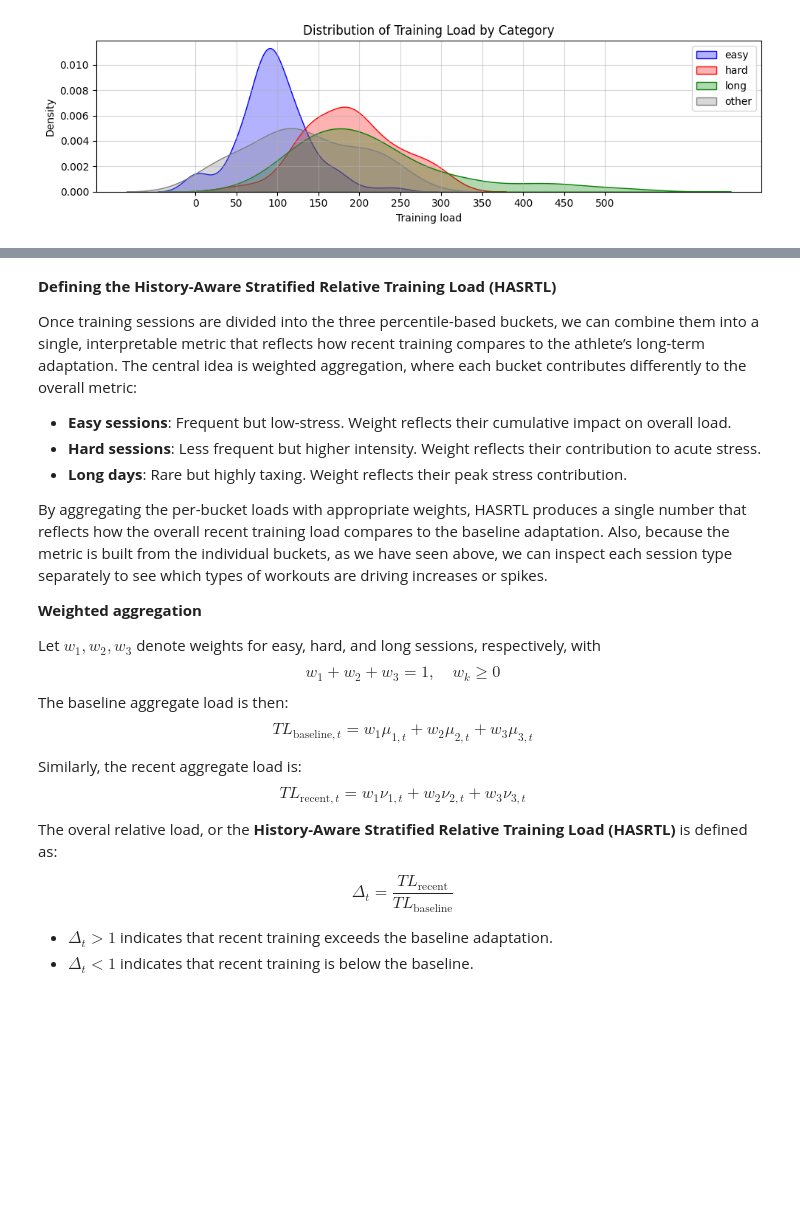
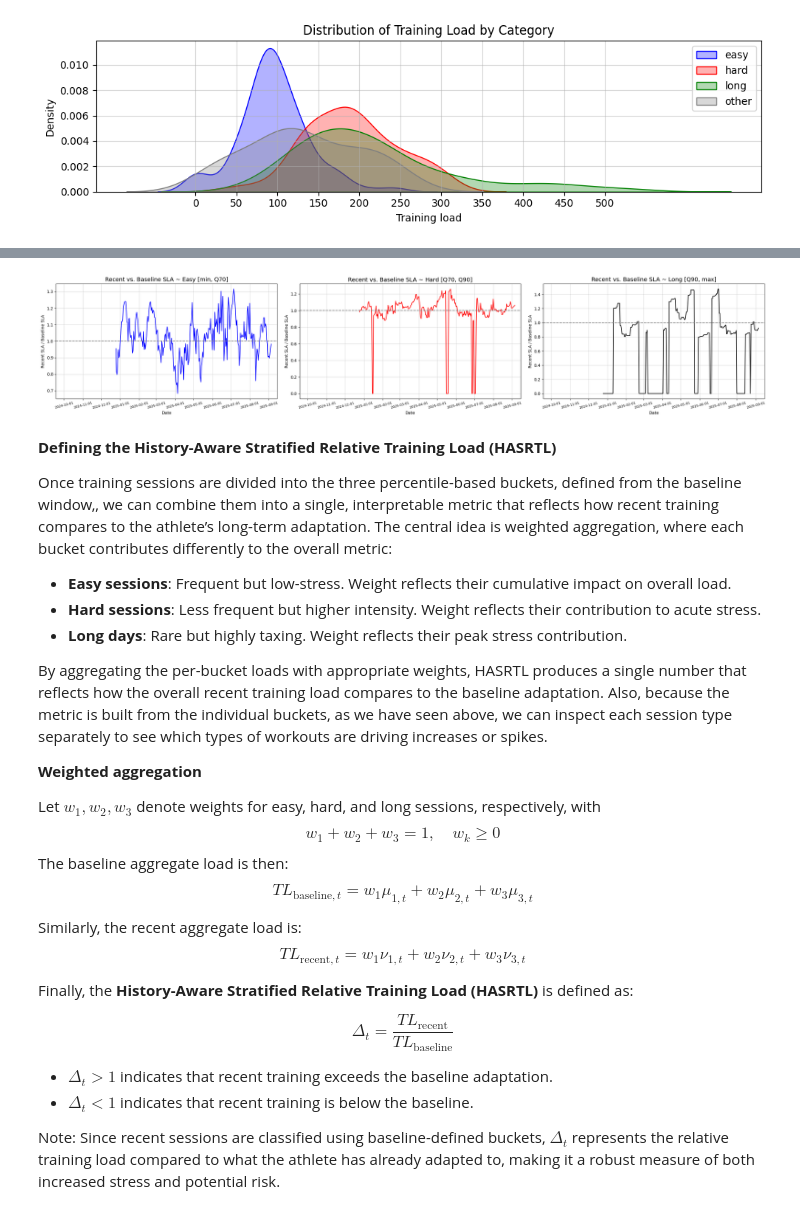
Before and after one commit to 1312Bravo/TrainingPeaks_customLog, a Jupyter notebook: analysis/relative_training_load/development.ipynb, the cells around one changed output, grey strips where cells are left out. Drawn from its saved outputs; the diff is of its cells as text; code cells hidden in the pictures; blank space fills up the shorter version.

```diff
--- a/analysis/relative_training_load/development.ipynb
+++ b/analysis/relative_training_load/development.ipynb
@@ -620,7 +685,42 @@ Together, these diagnostics provide both a detailed picture of training composit
+# %%
+# Recent vs. Baseline SLA Comparison
+
+rtl_data["SLA_b1"] = rtl_data["recent_b1_TrainingLoad_weighted_mean"] / rtl_data["baseline_b1_TrainingLoad_weighted_mean"] # Easy [min, Q70]
+rtl_data["SLA_b2"] = rtl_data["recent_b2_TrainingLoad_weighted_mean"] / rtl_data["baseline_b2_TrainingLoad_weighted_mean"] # Hard [Q70, Q90]
+rtl_data["SLA_b3"] = rtl_data["recent_b3_TrainingLoad_weighted_mean"] / rtl_data["baseline_b3_TrainingLoad_weighted_mean"] # Long [Q90, max]
+# %%
+# Recent vs. Baseline SLA Comparison ~ Plots
+
+fig, ax = plt.subplots(1,3, figsize=(25,5))
+indices = np.arange(0, len(rtl_data["Datetime"]))
+
+ax[0].set_title("Recent vs. Baseline SLA ~ Easy [min, Q70]", fontsize=14)
+ax[0].plot(rtl_data["Datetime"], rtl_data["SLA_b1"], color="blue", label="Recent/Baseline")
+
+ax[1].set_title("Recent vs. Baseline SLA ~ Hard [Q70, Q90]", fontsize=14)
+ax[1].plot(rtl_data["Datetime"], rtl_data["SLA_b2"], color="red", label="Recent/Baseline")
+
+ax[2].set_title("Recent vs. Baseline SLA ~ Long [Q90, max]", fontsize=14)
+ax[2].plot(rtl_data["Datetime"], rtl_data["SLA_b3"], color="black", label="Recent/Baseline")
+
+for i in [0,1,2]:
+    ax[i].axhline(y=1, color="grey", linestyle="--")
+    ax[i].set_xlim(np.min(rtl_data["Datetime"]) + datetime.timedelta(days=5), np.max(rtl_data["Datetime"] + datetime.timedelta(days=10)))
+    ax[i].set_xlabel("Date")
+    ax[i].set_ylabel("Recent SLA / Baseline SLA")
+    ax[i].xaxis.set_major_locator(mdates.MonthLocator())
+    ax[i].xaxis.set_major_formatter(mdates.DateFormatter("%Y-%m-%d"))
+    ax[i].tick_params(axis="x", rotation=15, labelsize=8)
+    ax[i].grid(alpha=0.5)
+
+plt.tight_layout()
+plt.show()
+# %% [output]
+[figure, added]
 # %% [markdown]
 **Defining the History-Aware Stratified Relative Training Load (HASRTL)**
 
-Once training sessions are divided into the three percentile-based buckets, we can combine them into a single, interpretable metric that reflects how recent training compares to the athlete’s long-term adaptation. The central idea is weighted aggregation, where each bucket contributes differently to the overall metric:
+Once training sessions are divided into the three percentile-based buckets, defined from the baseline window,, we can combine them into a single, interpretable metric that reflects how recent training compares to the athlete’s long-term adaptation. The central idea is weighted aggregation, where each bucket contributes differently to the overall metric:
 
 - **Easy sessions**: Frequent but low-stress. Weight reflects their cumulative impact on overall load.
 - **Hard sessions**: Less frequent but higher intensity. Weight reflects their contribution to acute stress.
@@ -634,9 +734,11 @@ Let $w_1, w_2, w_3$ denote weights for easy, hard, and long sessions, respective
 The baseline aggregate load is then: $$ TL_{\text{baseline},t} = w_1 \mu_{1,t} + w_2 \mu_{2,t} + w_3 \mu_{3,t} $$
 Similarly, the recent aggregate load is: $$ TL_{\text{recent},t} = w_1 \nu_{1,t} + w_2 \nu_{2,t} + w_3 \nu_{3,t} $$
 
-The overal relative load, or the **History-Aware Stratified Relative Training Load (HASRTL)** is defined as:
+Finally, the **History-Aware Stratified Relative Training Load (HASRTL)** is defined as:
 
 $$\Delta_t = \frac{TL_{\text{recent}}}{TL_{\text{baseline}}}$$
 
 - $\Delta_t > 1$ indicates that recent training exceeds the baseline adaptation.
 - $\Delta_t < 1$ indicates that recent training is below the baseline.
+
+Note: Since recent sessions are classified using baseline-defined buckets, $\Delta_t$ represents the relative training load compared to what the athlete has already adapted to, making it a robust measure of both increased stress and potential risk.
```
Also changed, not shown: parts of 12 cells of this notebook.
